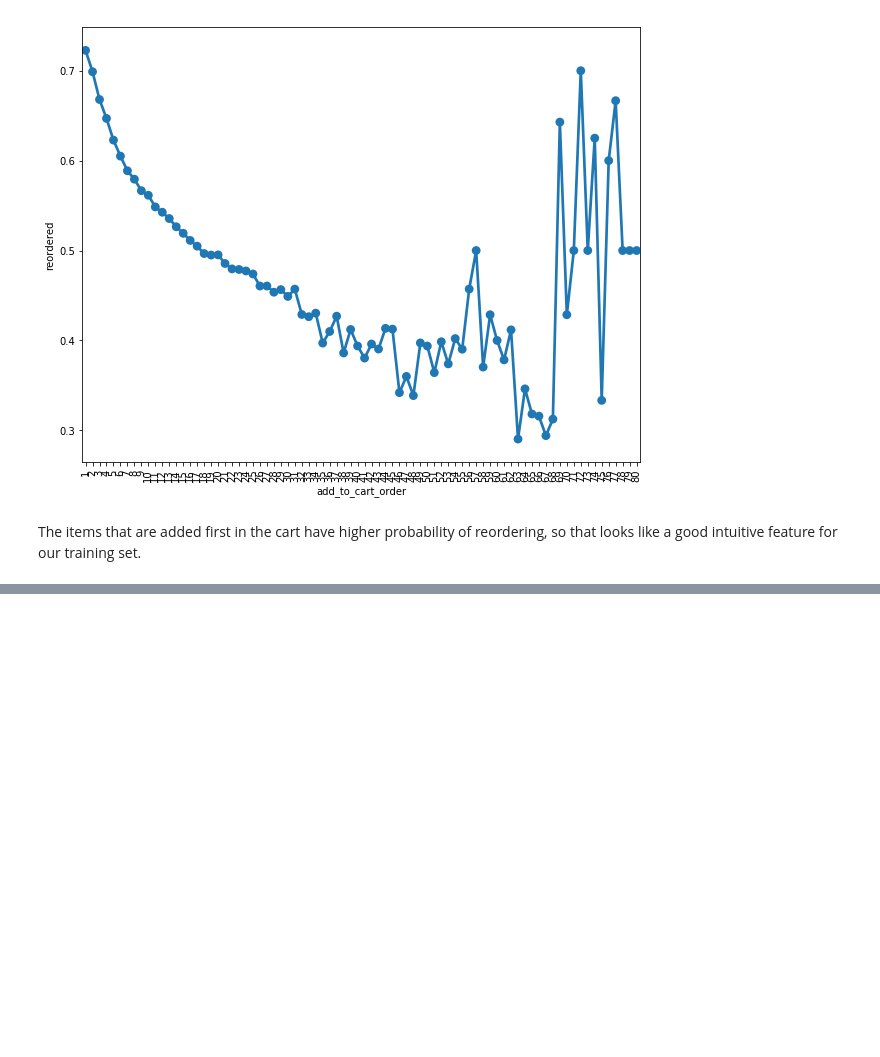
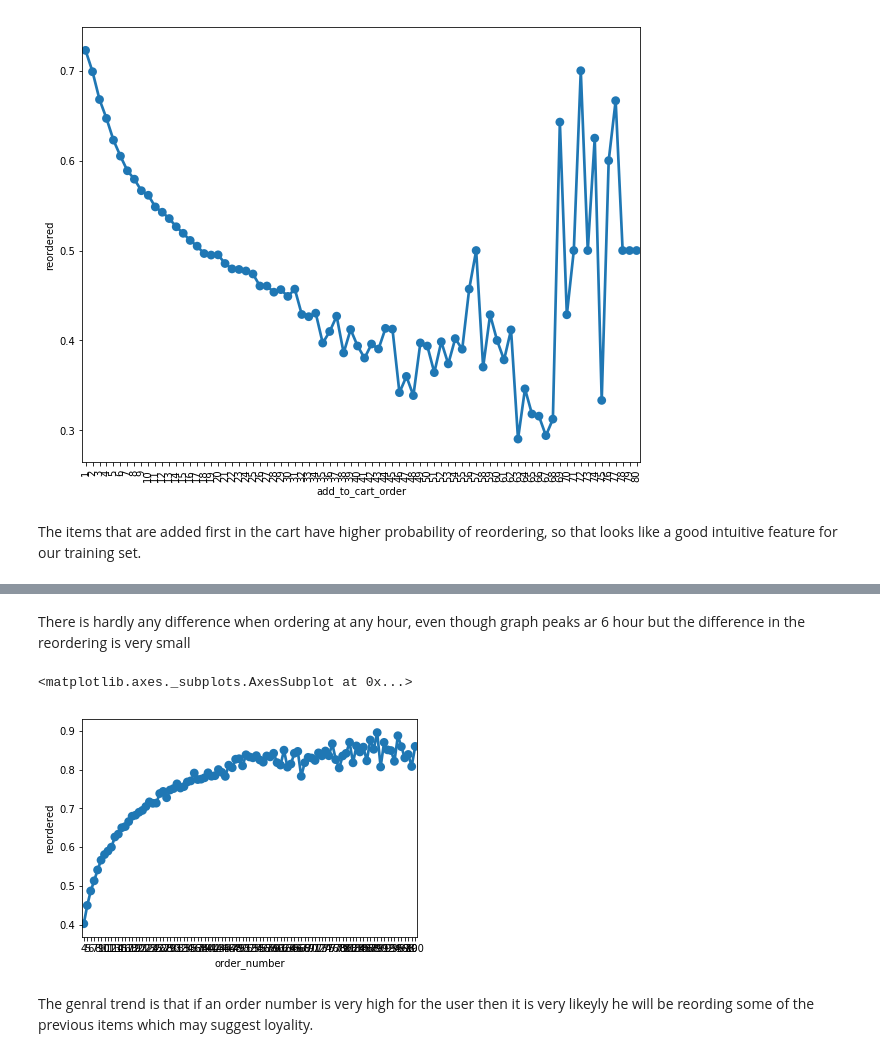
Before and after one commit to prashants975/Projects_on_ML, a Jupyter notebook: InstaCart.ipynb, the cells around one changed output, grey strips where cells are left out. Saved outputs shown, nothing was run; the diff lists cells and outputs as text; code cells hidden in the pictures; blank space fills up the shorter version.

```diff
--- a/InstaCart.ipynb
+++ b/InstaCart.ipynb
@@ -225,0 +239,11 @@ product_group_by_reordered_ratio.head()
+# %% [markdown]
+There is hardly any difference when ordering at any hour, even though graph peaks ar 6 hour but the difference in the reordering is very small
+# %%
+order_number_by_reordered_ratio = train_full.groupby('order_number')['reordered'].aggregate("mean").reset_index()
+order_number_by_reordered_ratio.head()
+sns.pointplot(order_number_by_reordered_ratio['order_number'], order_number_by_reordered_ratio['reordered'])
+# %% [output]
+<matplotlib.axes._subplots.AxesSubplot at 0x...>
+[figure, added]
+# %% [markdown]
+The genral trend is that if an order number is very high for the user then it is very likeyly he will be reording some of the previous items which may suggest loyality.
```
Also changed, not shown: parts of 10 cells of this notebook.
